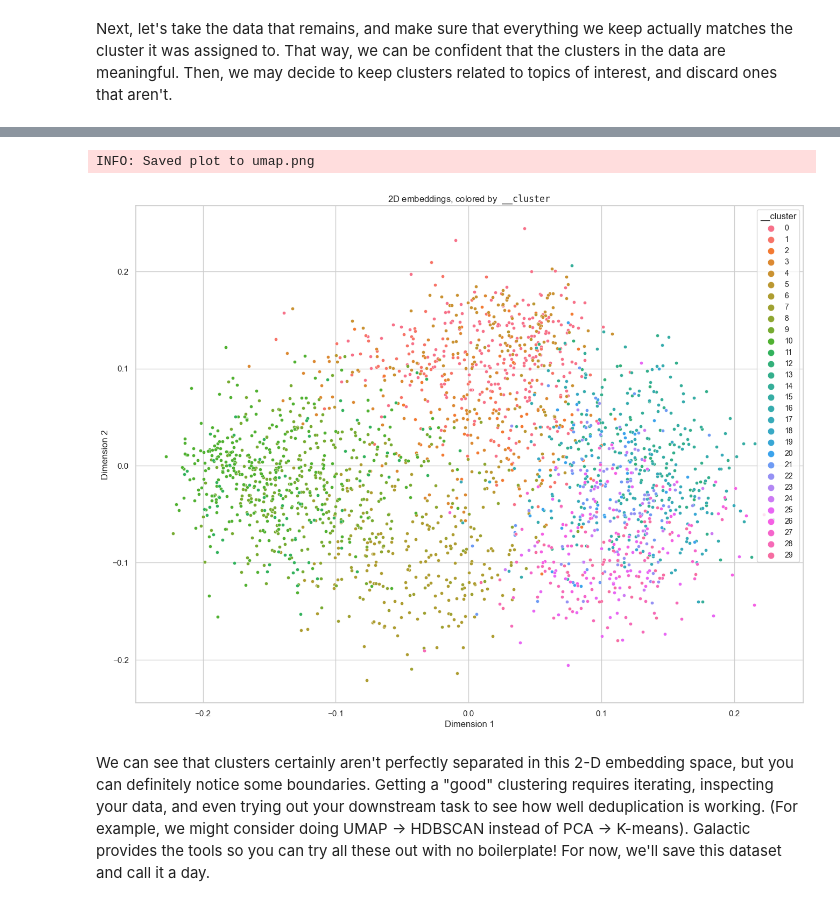
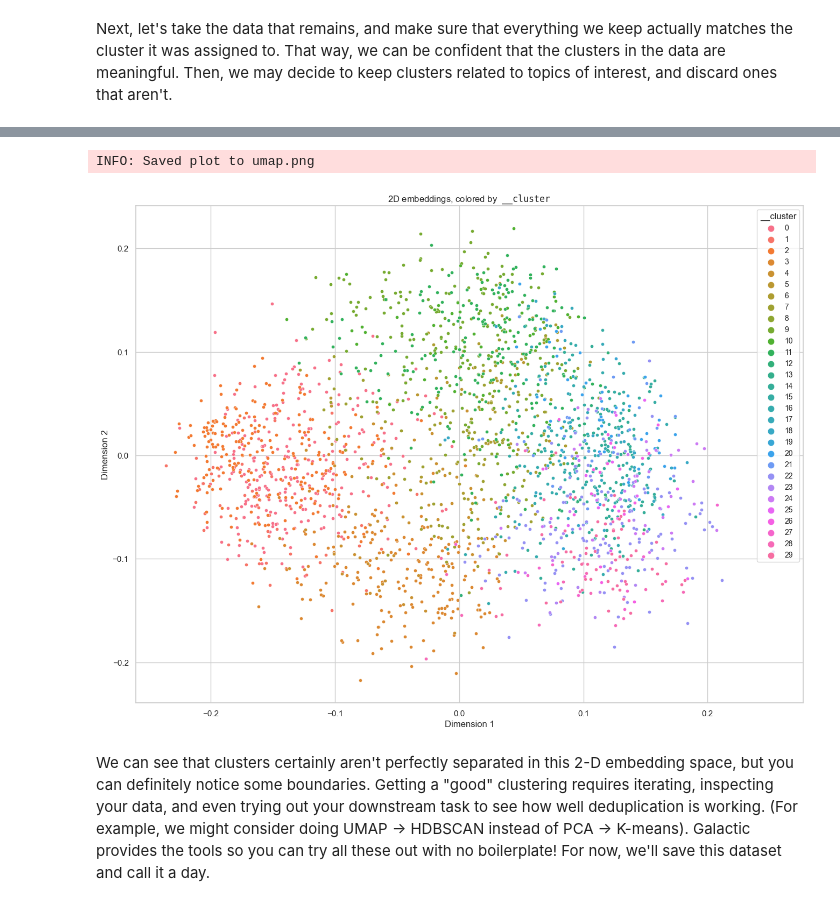
Before and after one commit to taylorai/galactic, a Jupyter notebook: examples/clustering.ipynb, the cells around one changed output, grey strips where cells are left out. Cells and saved outputs as stored; diff of their text form; code cells hidden in the pictures.

```diff
--- a/examples/clustering.ipynb
+++ b/examples/clustering.ipynb
@@ -284,15 +272,15 @@ INFO: Reduced embeddings to 2 dimensions using pca. New embeddings stored in col
 # %%
 ds.plot_embeddings(
-    embedding_field="__embedding_umap",
+    embedding_field="__embedding_umap_2",
     color_by="__cluster",
     width=16,
     height=12,
     save_path="umap.png",
     dot_size=20
 )
 # %% [output]
 INFO: Saved plot to umap.png
-[figure, old version]
+[figure, new version]
 # %% [markdown]
 We can see that clusters certainly aren't perfectly separated in this 2-D embedding space, but you can definitely notice some boundaries. Getting a "good" clustering requires iterating, inspecting your data, and even trying out your downstream task to see how well deduplication is working. (For example, we might consider doing UMAP -> HDBSCAN instead of PCA -> K-means). Galactic provides the tools so you can try all these out with no boilerplate! For now, we'll save this dataset and call it a day.
 # %%
```
Also changed, not shown: parts of 12 cells of this notebook.
